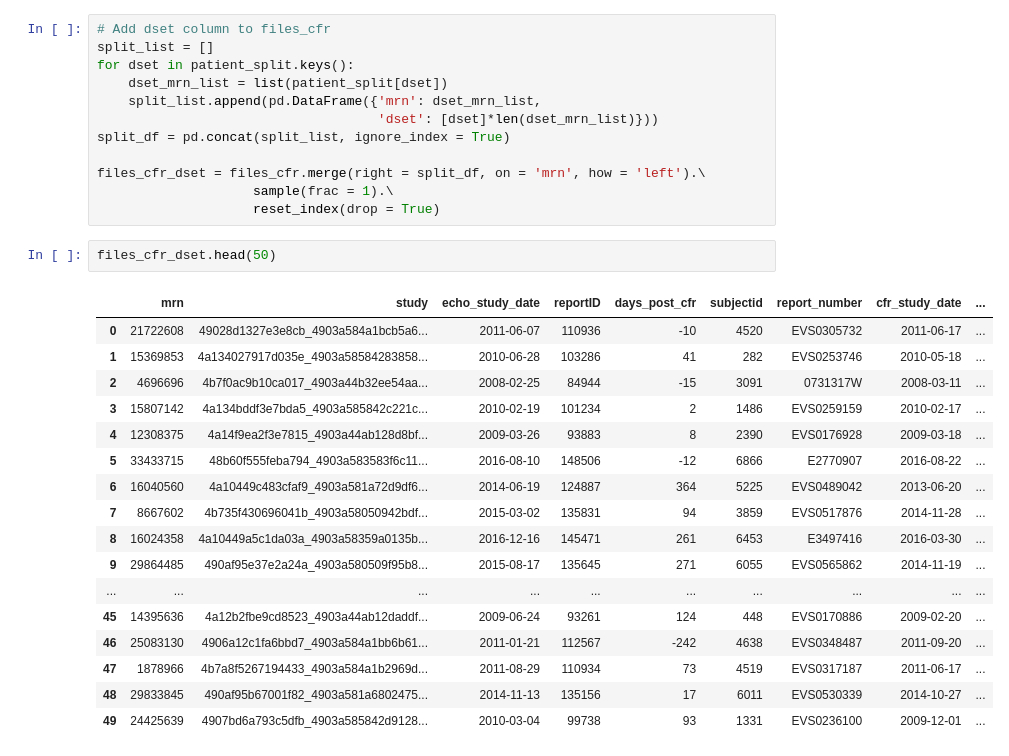
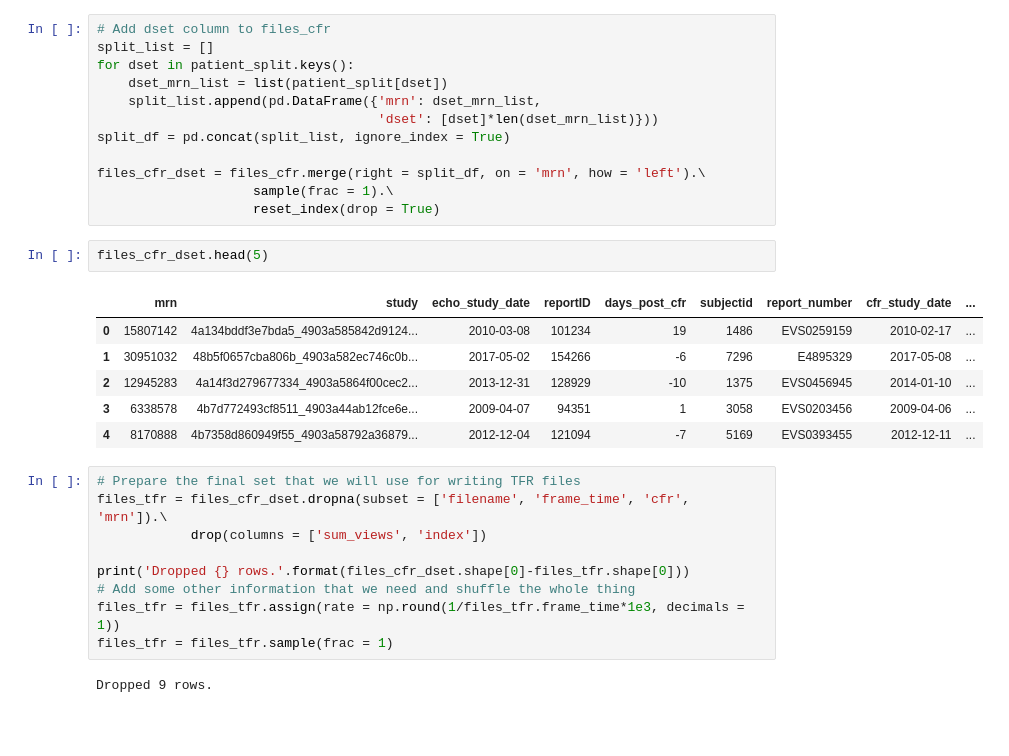
Before and after one commit to awerdich/werdich-cfr, a Jupyter notebook: notebooks/cfr_datasets_patientsplit.ipynb, the cells around one changed output. Saved outputs shown, nothing was run; the diff lists cells and outputs as text; blank space fills up the shorter version.

```diff
--- a/notebooks/cfr_datasets_patientsplit.ipynb
+++ b/notebooks/cfr_datasets_patientsplit.ipynb
@@ -120,23 +120,23 @@ files_cfr_dset = files_cfr.merge(right = split_df, on = 'mrn', how = 'left').\
                     sample(frac = 1).\
                     reset_index(drop = True)
 # %%
-files_cfr_dset.head(50)
+files_cfr_dset.head(5)
 # %% [output]
 |  | mrn | study | echo_study_date | reportID | days_post_cfr | subjectid | report_number | cfr_study_date | ... |
-| 0 | 21722608 | 49028d1327e3e8cb_4903a584a1bcb5a6... | 2011-06-07 | 110936 | -10 | 4520 | EVS0305732 | 2011-06-17 | ... |
-| 1 | 15369853 | 4a134027917d035e_4903a58584283858... | 2010-06-28 | 103286 | 41 | 282 | EVS0253746 | 2010-05-18 | ... |
-| 2 | 4696696 | 4b7f0ac9b10ca017_4903a44b32ee54aa... | 2008-02-25 | 84944 | -15 | 3091 | 0731317W | 2008-03-11 | ... |
-| 3 | 15807142 | 4a134bddf3e7bda5_4903a585842c221c... | 2010-02-19 | 101234 | 2 | 1486 | EVS0259159 | 2010-02-17 | ... |
-| 4 | 12308375 | 4a14f9ea2f3e7815_4903a44ab128d8bf... | 2009-03-26 | 93883 | 8 | 2390 | EVS0176928 | 2009-03-18 | ... |
-| 5 | 33433715 | 48b60f555feba794_4903a583583f6c11... | 2016-08-10 | 148506 | -12 | 6866 | E2770907 | 2016-08-22 | ... |
-| 6 | 16040560 | 4a10449c483cfaf9_4903a581a72d9df6... | 2014-06-19 | 124887 | 364 | 5225 | EVS0489042 | 2013-06-20 | ... |
-| 7 | 8667602 | 4b735f430696041b_4903a58050942bdf... | 2015-03-02 | 135831 | 94 | 3859 | EVS0517876 | 2014-11-28 | ... |
-| 8 | 16024358 | 4a10449a5c1da03a_4903a58359a0135b... | 2016-12-16 | 145471 | 261 | 6453 | E3497416 | 2016-03-30 | ... |
-| 9 | 29864485 | 490af95e37e2a24a_4903a580509f95b8... | 2015-08-17 | 135645 | 271 | 6055 | EVS0565862 | 2014-11-19 | ... |
-| ... | ... | ... | ... | ... | ... | ... | ... | ... | ... |
-| 45 | 14395636 | 4a12b2fbe9cd8523_4903a44ab12daddf... | 2009-06-24 | 93261 | 124 | 448 | EVS0170886 | 2009-02-20 | ... |
-| 46 | 25083130 | 4906a12c1fa6bbd7_4903a584a1bb6b61... | 2011-01-21 | 112567 | -242 | 4638 | EVS0348487 | 2011-09-20 | ... |
-| 47 | 1878966 | 4b7a8f5267194433_4903a584a1b2969d... | 2011-08-29 | 110934 | 73 | 4519 | EVS0317187 | 2011-06-17 | ... |
-| 48 | 29833845 | 490af95b67001f82_4903a581a6802475... | 2014-11-13 | 135156 | 17 | 6011 | EVS0530339 | 2014-10-27 | ... |
-| 49 | 24425639 | 4907bd6a793c5dfb_4903a585842d9128... | 2010-03-04 | 99738 | 93 | 1331 | EVS0236100 | 2009-12-01 | ... |
+| 0 | 15807142 | 4a134bddf3e7bda5_4903a585842d9124... | 2010-03-08 | 101234 | 19 | 1486 | EVS0259159 | 2010-02-17 | ... |
+| 1 | 30951032 | 48b5f0657cba806b_4903a582ec746c0b... | 2017-05-02 | 154266 | -6 | 7296 | E4895329 | 2017-05-08 | ... |
+| 2 | 12945283 | 4a14f3d279677334_4903a5864f00cec2... | 2013-12-31 | 128929 | -10 | 1375 | EVS0456945 | 2014-01-10 | ... |
+| 3 | 6338578 | 4b7d772493cf8511_4903a44ab12fce6e... | 2009-04-07 | 94351 | 1 | 3058 | EVS0203456 | 2009-04-06 | ... |
+| 4 | 8170888 | 4b7358d860949f55_4903a58792a36879... | 2012-12-04 | 121094 | -7 | 5169 | EVS0393455 | 2012-12-11 | ... |
+# %%
+# Prepare the final set that we will use for writing TFR files
+files_tfr = files_cfr_dset.dropna(subset = ['filename', 'frame_time', 'cfr', 'mrn']).\
+            drop(columns = ['sum_views', 'index'])
+
+print('Dropped {} rows.'.format(files_cfr_dset.shape[0]-files_tfr.shape[0]))
+# Add some other information that we need and shuffle the whole thing
+files_tfr = files_tfr.assign(rate = np.round(1/files_tfr.frame_time*1e3, decimals = 1))
+files_tfr = files_tfr.sample(frac = 1)
+# %% [output]
+Dropped 9 rows.
 # %%
```
Also changed, not shown: parts of 3 cells of this notebook, 2 other files.
